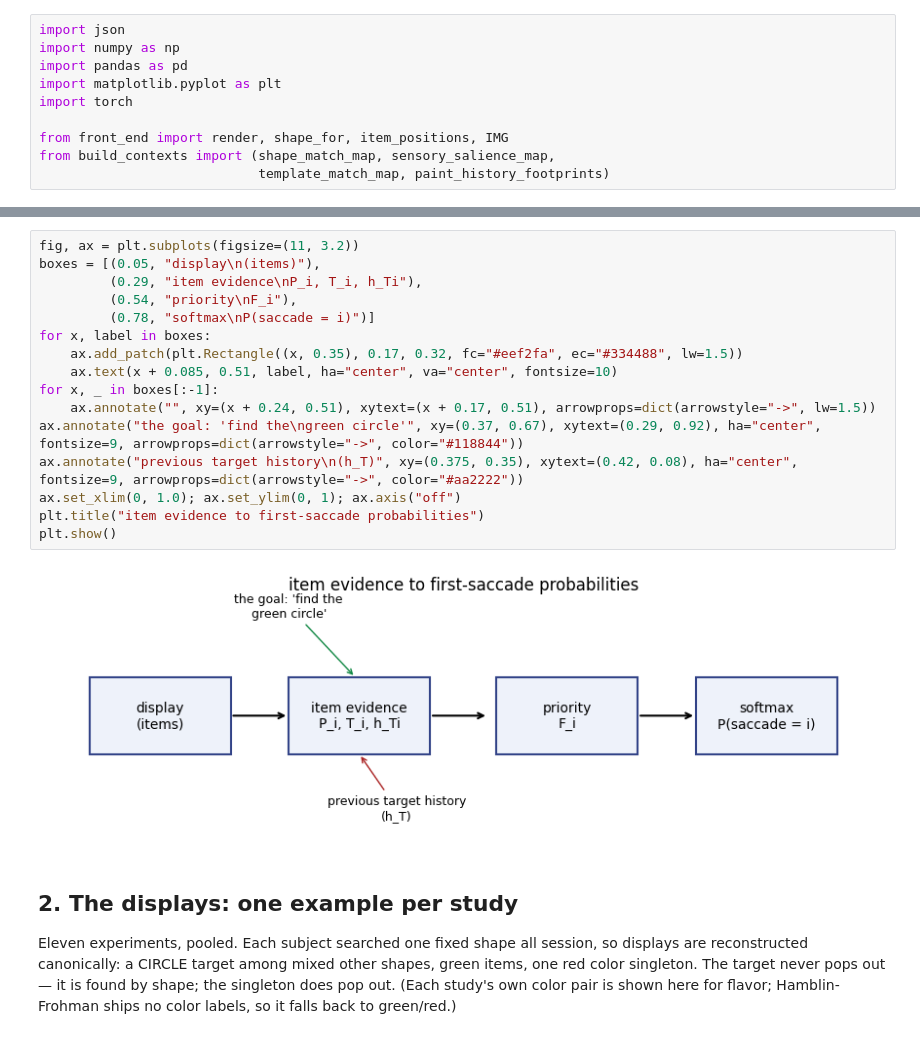
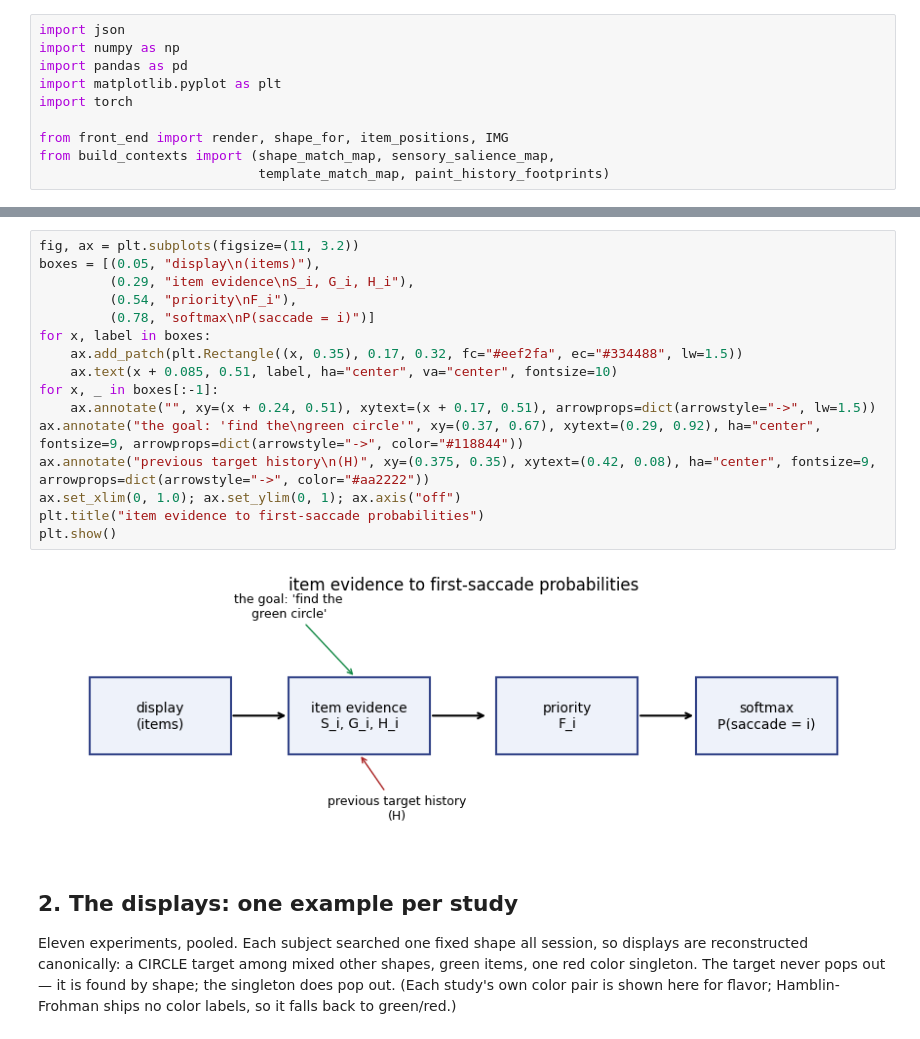
Before and after one commit to HanZhang-psych/Ego-Spatial-Sense, a Jupyter notebook: Visual-Search/tutorial_visual_search.ipynb, the cells around one changed output, grey strips where cells are left out. Cells and saved outputs as stored; diff of their text form.

```diff
--- a/Visual-Search/tutorial_visual_search.ipynb
+++ b/Visual-Search/tutorial_visual_search.ipynb
@@ -58,21 +58,21 @@ Two honest notes. (1) A two-color display cannot separate "enhance the target co
 # %%
 fig, ax = plt.subplots(figsize=(11, 3.2))
 boxes = [(0.05, "display\n(items)"),
-         (0.29, "item evidence\nP_i, T_i, h_Ti"),
+         (0.29, "item evidence\nS_i, G_i, H_i"),
          (0.54, "priority\nF_i"),
          (0.78, "softmax\nP(saccade = i)")]
 for x, label in boxes:
     ax.add_patch(plt.Rectangle((x, 0.35), 0.17, 0.32, fc="#eef2fa", ec="#334488", lw=1.5))
     ax.text(x + 0.085, 0.51, label, ha="center", va="center", fontsize=10)
 for x, _ in boxes[:-1]:
     ax.annotate("", xy=(x + 0.24, 0.51), xytext=(x + 0.17, 0.51), arrowprops=dict(arrowstyle="->", lw=1.5))
 ax.annotate("the goal: 'find the\ngreen circle'", xy=(0.37, 0.67), xytext=(0.29, 0.92), ha="center", fontsize=9, arrowprops=dict(arrowstyle="->", color="#118844"))
-ax.annotate("previous target history\n(h_T)", xy=(0.375, 0.35), xytext=(0.42, 0.08), ha="center", fontsize=9, arrowprops=dict(arrowstyle="->", color="#aa2222"))
+ax.annotate("previous target history\n(H)", xy=(0.375, 0.35), xytext=(0.42, 0.08), ha="center", fontsize=9, arrowprops=dict(arrowstyle="->", color="#aa2222"))
 ax.set_xlim(0, 1.0); ax.set_ylim(0, 1); ax.axis("off")
 plt.title("item evidence to first-saccade probabilities")
 plt.show()
 # %% [output]
-[figure, old version]
+[figure, new version]
 # %% [markdown]
 ## 2. The displays: one example per study
 
```
Also changed, not shown: parts of 28 cells of this notebook, 3 other files.
